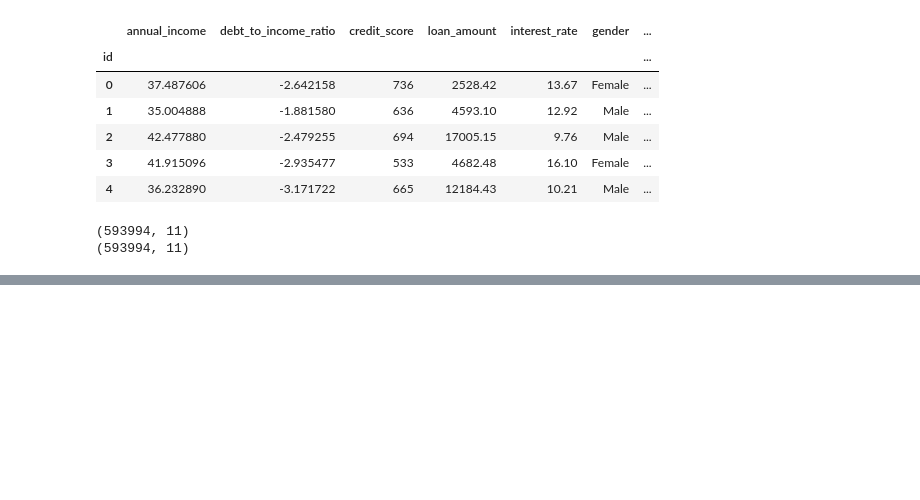
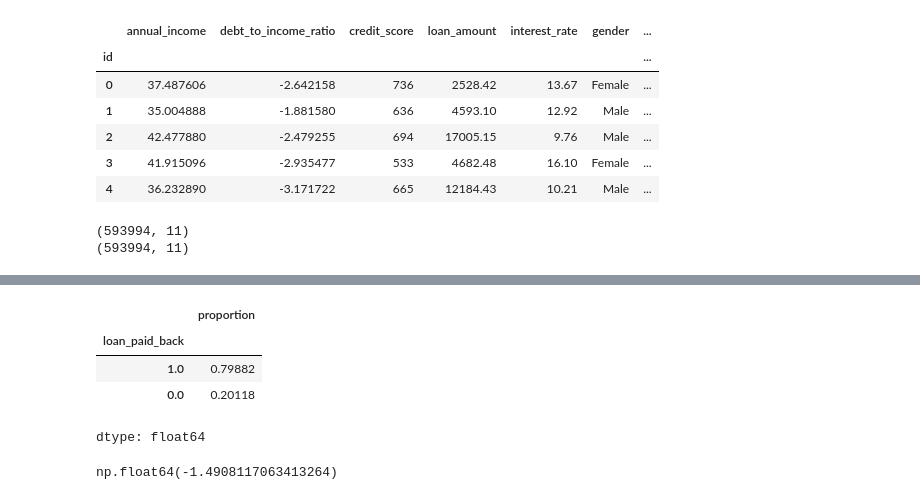
Before and after one commit to cod3astro/kaggle_ML_competition, a Jupyter notebook: loan_payback.ipynb, the cells around one changed output, grey strips where cells are left out. Cells and saved outputs as stored; diff of their text form; code cells hidden in the pictures; blank space fills up the shorter version.

```diff
--- a/loan_payback.ipynb
+++ b/loan_payback.ipynb
@@ -207,3 +207,5 @@ print(train_df.shape)
 # %% [output]
 (593994, 11)
 (593994, 11)
+# %%
+train = train.merge(target, left_index=True, right_index=True)
@@ -209,0 +222,12 @@ print(train_df.shape)
+# %%
+train['loan_paid_back'].value_counts(normalize=True)
+# %% [output]
+|  | proportion |
+| loan_paid_back |  |
+| 1.0 | 0.79882 |
+| 0.0 | 0.20118 |
+dtype: float64
+# %%
+train['loan_paid_back'].skew()
+# %% [output]
+np.float64(-1.4908117063413264)
```
Also changed, not shown: parts of 1 cell of this notebook.
